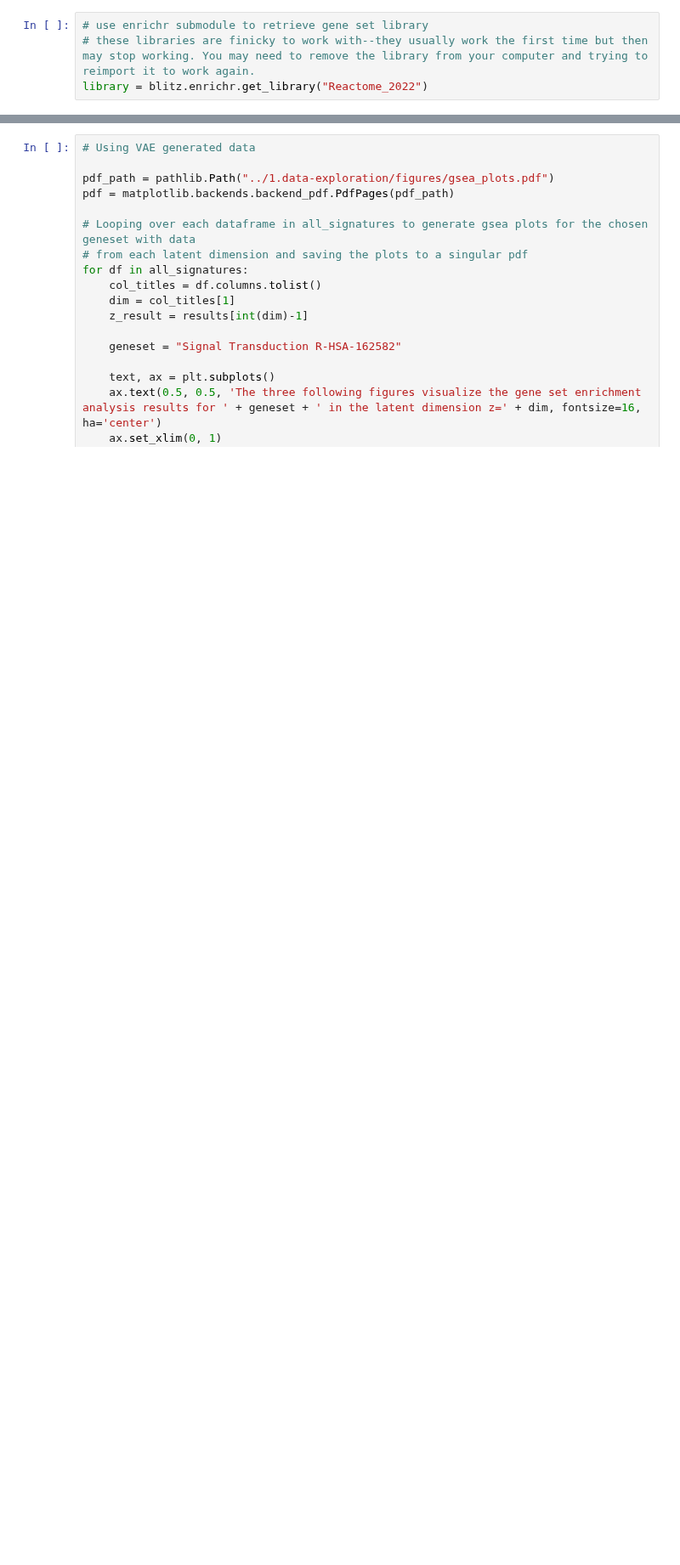
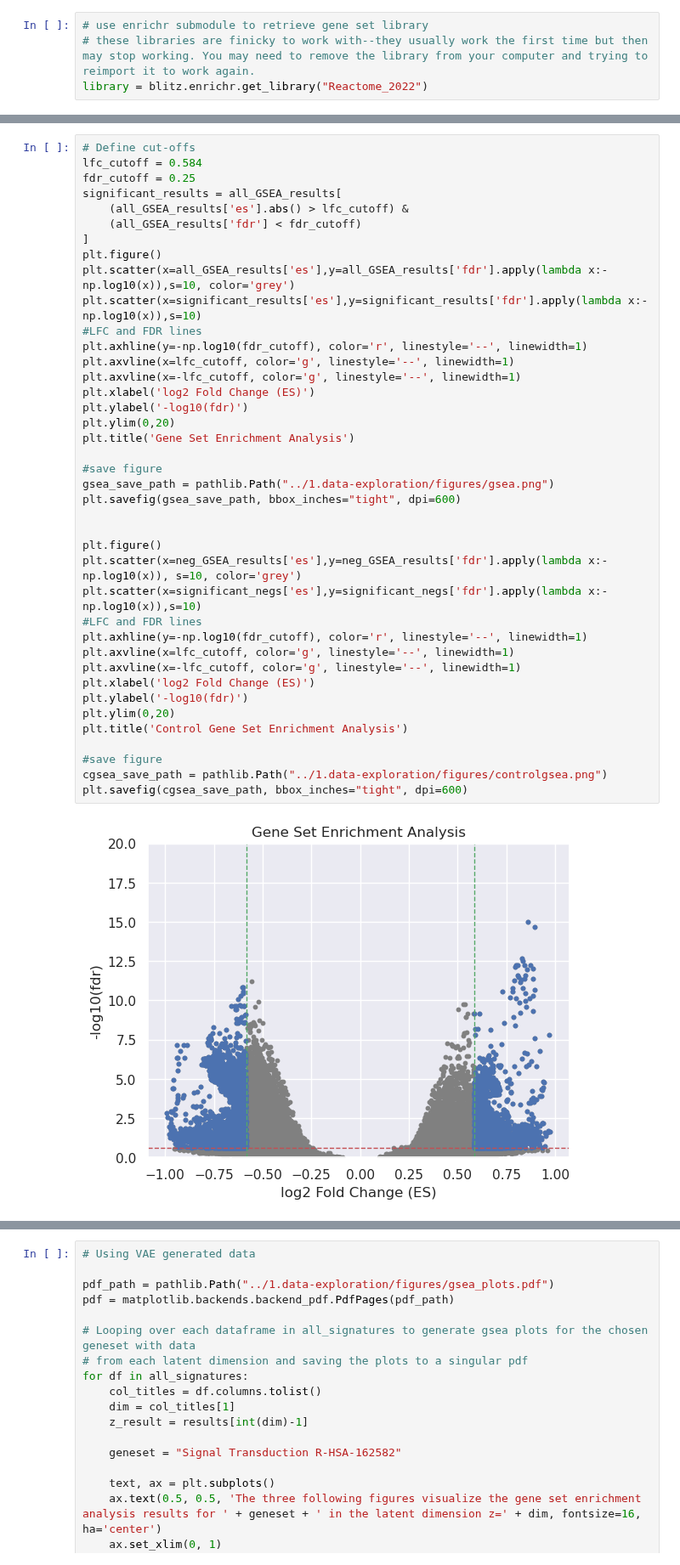
Before and after one commit to WayScience/gene_dependency_representations, a Jupyter notebook: 3.analysis/2.gene_set_enrichment_analysis.ipynb, the cells around one changed output, grey strips where cells are left out. Shown at 85% size. Saved outputs shown, nothing was run; the diff lists cells and outputs as text; blank space fills up the shorter version.

Commit message:
Analysis  (#44)
* Analysis 1

* ttest files

* PDF Files

* Removing unused imports

* Scaled gsea images

* Final

```diff
--- a/3.analysis/2.gene_set_enrichment_analysis.ipynb
+++ b/3.analysis/2.gene_set_enrichment_analysis.ipynb
@@ -156,0 +151,42 @@ Text(0.5, 1.0, 'Control Gene Set Enrichment Analysis')
+# %%
+# Define cut-offs
+lfc_cutoff = 0.584
+fdr_cutoff = 0.25
+significant_results = all_GSEA_results[
+    (all_GSEA_results['es'].abs() > lfc_cutoff) &
+    (all_GSEA_results['fdr'] < fdr_cutoff)
+]
+plt.figure()
+plt.scatter(x=all_GSEA_results['es'],y=all_GSEA_results['fdr'].apply(lambda x:-np.log10(x)),s=10, color='grey')
+plt.scatter(x=significant_results['es'],y=significant_results['fdr'].apply(lambda x:-np.log10(x)),s=10)
+#LFC and FDR lines
+plt.axhline(y=-np.log10(fdr_cutoff), color='r', linestyle='--', linewidth=1)
+plt.axvline(x=lfc_cutoff, color='g', linestyle='--', linewidth=1)
+plt.axvline(x=-lfc_cutoff, color='g', linestyle='--', linewidth=1)
+plt.xlabel('log2 Fold Change (ES)')
+plt.ylabel('-log10(fdr)')
+plt.ylim(0,20)
+plt.title('Gene Set Enrichment Analysis')
+
+#save figure
+gsea_save_path = pathlib.Path("../1.data-exploration/figures/gsea.png")
+plt.savefig(gsea_save_path, bbox_inches="tight", dpi=600)
+
+
+plt.figure()
+plt.scatter(x=neg_GSEA_results['es'],y=neg_GSEA_results['fdr'].apply(lambda x:-np.log10(x)), s=10, color='grey')
+plt.scatter(x=significant_negs['es'],y=significant_negs['fdr'].apply(lambda x:-np.log10(x)),s=10)
+#LFC and FDR lines
+plt.axhline(y=-np.log10(fdr_cutoff), color='r', linestyle='--', linewidth=1)
+plt.axvline(x=lfc_cutoff, color='g', linestyle='--', linewidth=1)
+plt.axvline(x=-lfc_cutoff, color='g', linestyle='--', linewidth=1)
+plt.xlabel('log2 Fold Change (ES)')
+plt.ylabel('-log10(fdr)')
+plt.ylim(0,20)
+plt.title('Control Gene Set Enrichment Analysis')
+
+#save figure
+cgsea_save_path = pathlib.Path("../1.data-exploration/figures/controlgsea.png")
+plt.savefig(cgsea_save_path, bbox_inches="tight", dpi=600)
+# %% [output]
+[figure, added]
```
Also changed, not shown: parts of 11 cells of this notebook, 28 other files.
